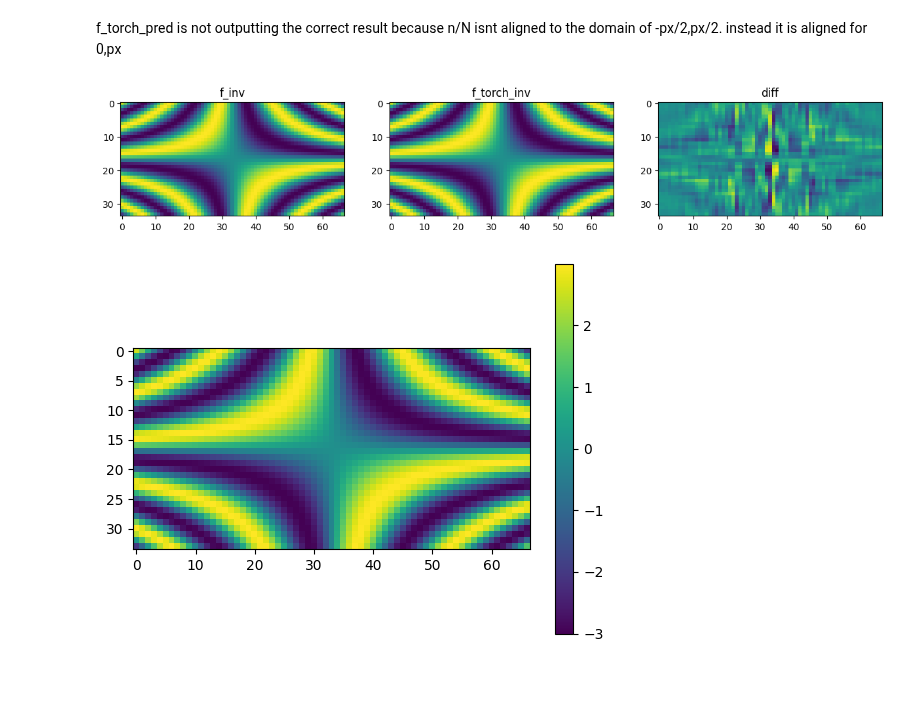
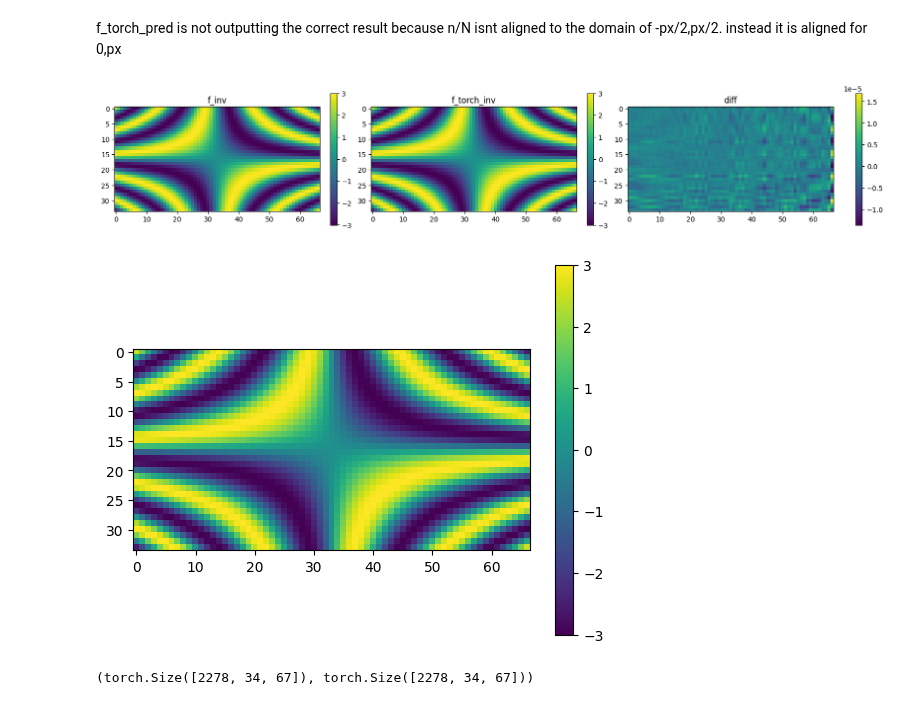
Before and after one commit to nidduzzi/SpectralSVR, a Jupyter notebook: notebooks/multidim_basis.ipynb, the cells around one changed output. Cells and saved outputs as stored; diff of their text form; code cells hidden in the pictures.

```diff
--- a/notebooks/multidim_basis.ipynb
+++ b/notebooks/multidim_basis.ipynb
@@ -151,12 +151,12 @@ basis = FourierBasis.fn(a,f)
 
 #     return X
 # %%
-step = 0.06
+# step = 0.06
 px = 4.0
 py = 2.0
 periods = [px, py]
-x = torch.arange(-px / 2, px / 2, step)
-y = torch.arange(-py / 2, py / 2, step)
+x = torch.linspace(-px / 2, px / 2, 67)
+y = torch.linspace(-py / 2, py / 2, 34)
 pp = torch.meshgrid([x, y], indexing="xy")
 # points = torch.vstack([p.flatten() for p in pp]).T
 points = torch.concat([p.flatten().unsqueeze(-1) for p in pp], 1)
@@ -264,25 +284,31 @@ f_torch_pred is not outputting the correct result because n/N isnt aligned to th
 # %%
 # ft = f_coeffs[0]
 # ft = torch.fft.fftshift(f_coeffs[0])
 # ft = torch.fft.ifftshift(f_torch_coeffs[0])
 f_torch_inv = torch.fft.ifft2(f_coeffs)
 f_inv = (
     FourierBasis.inv_transform(f_coeffs)
     # FourierBasis.inv_transform(f_coeffs, span=[(0, mode) for mode in f_shape])
     / torch.tensor(f_coeffs.shape[1:]).prod()
 )
 f_inv.shape
-fig_inv, axs_inv = plt.subplots(1, 3, figsize=[15, 10])
-axs_inv[0].imshow(f_inv[0].real)
-axs_inv[0].set_title("f_inv")
-axs_inv[1].imshow(f_torch_inv[0].real)
-axs_inv[1].set_title("f_torch_inv")
-axs_inv[2].imshow((f_inv - f_torch_inv)[0].real)
-axs_inv[2].set_title("diff")
-# plt.colorbar()
+# fig_inv, axs_inv = plt.subplots(1, 3, figsize=[15, 10])
+plt.figure(figsize=(16,3), constrained_layout=True)
+plt.subplot(131)
+plt.imshow(f_inv[0].real)
+plt.title("f_inv")
+plt.colorbar()
+plt.subplot(132)
+plt.imshow(f_torch_inv[0].real)
+plt.title("f_torch_inv")
+plt.colorbar()
+plt.subplot(133)
+plt.imshow((f_inv - f_torch_inv)[0].real)
+plt.title("diff")
+plt.colorbar()
 plt.show()
 # %% [output]
-[figure, old version]
+[figure, new version]
 # %%
 modes_integer = list(f_coeffs[0].shape)
 scaling_integer = 1.0 / torch.Tensor(modes_integer).prod()
@@ -305,4 +331,8 @@ plt.imshow(f_reconstruction.real)
 plt.colorbar()
 plt.show()
 # %% [output]
-[figure, old version]
+[figure, new version]
+# %%
+basis_integer.shape, basis_cont.shape
+# %% [output]
+(torch.Size([2278, 34, 67]), torch.Size([2278, 34, 67]))
```
Also changed, not shown: parts of 9 cells of this notebook, 5 other files.
